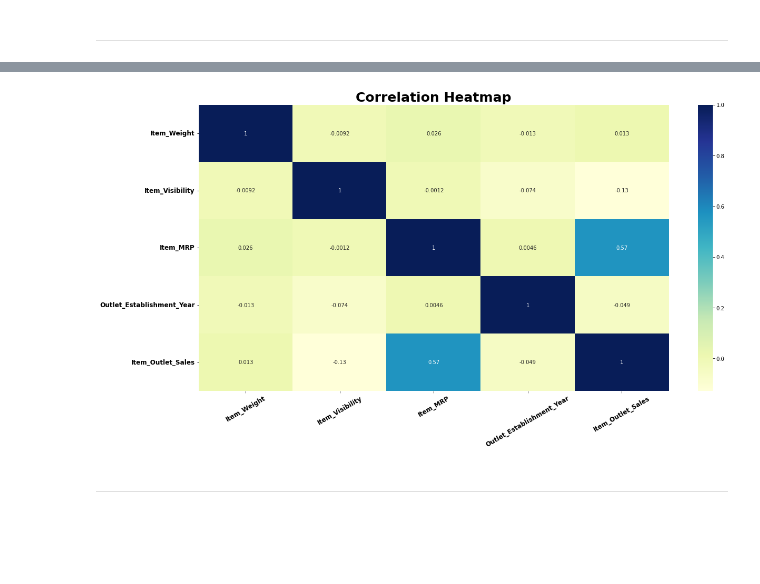
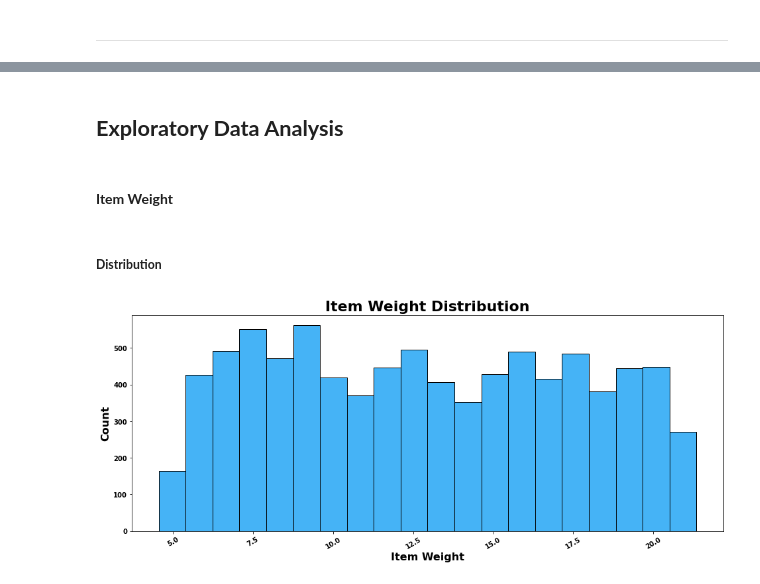
Before and after one commit to YBilodeau/Sales-Predictions, a Jupyter notebook: Sales_Prediction_Project.ipynb, the cells around one changed output, grey strips where cells are left out. Cells and saved outputs as stored; diff of their text form; code cells hidden in the pictures; blank space fills up the shorter version.

```diff
--- a/Sales_Prediction_Project.ipynb
+++ b/Sales_Prediction_Project.ipynb
@@ -181,2 +188,0 @@ df[df.Item_Weight.isnull()]
-# %%
-df.dropna(subset=['Item_Weight'],inplace=True)
@@ -447,16 +407,18 @@ plt.yticks(fontsize = 12, weight='bold');
-# %%
-plt.figure(figsize = (20, 10))
-
-corr = df.corr()
-sns.heatmap(corr, cmap='YlGnBu', annot=True);
-
-plt.title('Correlation Heatmap', fontsize = 25, weight='bold')
-
-plt.xticks(fontsize = 12, weight='bold', rotation=30)
-plt.yticks(fontsize = 12, weight='bold');
-# %% [output]
-[figure, removed]
-# %% [markdown]
-
-
----
+# %% [markdown]
+## **Exploratory Data Analysis**
+# %% [markdown]
+#### **Item Weight**
+# %% [markdown]
+##### **Distribution**
+# %%
+plt.figure(figsize = (16, 6))
+
+sns.histplot(data=df, x='Item_Weight', color='#069AF3', bins=20);
+
+plt.title('Item Weight Distribution', fontsize = 22, weight='bold')
+plt.xlabel('Item Weight', fontsize = 16, weight='bold')
+plt.ylabel('Count', fontsize = 16, weight='bold');
+plt.xticks(fontsize = 10, weight='bold', rotation=30)
+plt.yticks(fontsize = 10, weight='bold');
+# %% [output]
+[figure, added]
```
Also changed, not shown: parts of 97 cells of this notebook.
